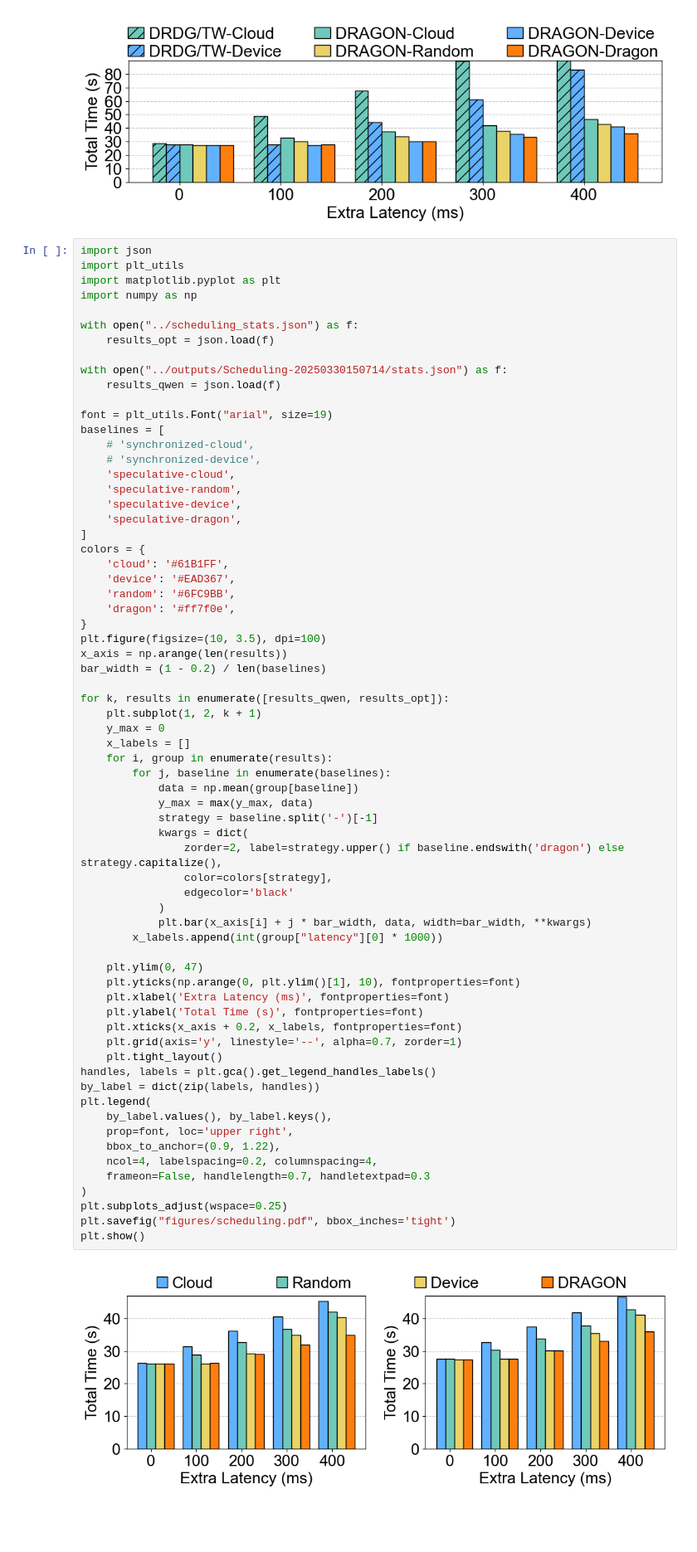
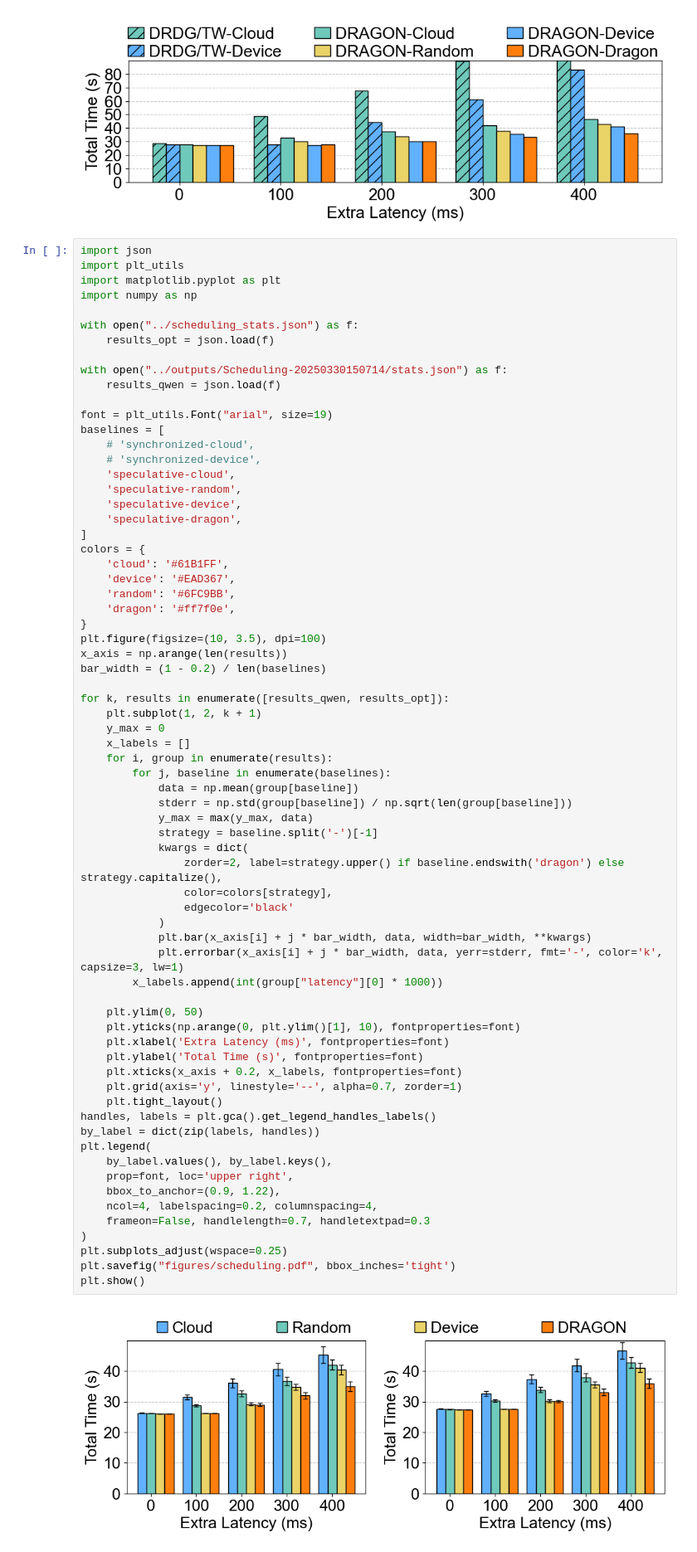
Before and after one commit to ThomasAtlantis/DRAGON, a Jupyter notebook: result_analysis/scheduling.ipynb, the cells around one changed output. Shown at 83% size. Drawn from its saved outputs; the diff is of its cells as text; blank space fills up the shorter version.

```diff
--- a/result_analysis/scheduling.ipynb
+++ b/result_analysis/scheduling.ipynb
@@ -102,34 +102,36 @@ for k, results in enumerate([results_qwen, results_opt]):
     for i, group in enumerate(results):
         for j, baseline in enumerate(baselines):
             data = np.mean(group[baseline])
+            stderr = np.std(group[baseline]) / np.sqrt(len(group[baseline]))
             y_max = max(y_max, data)
             strategy = baseline.split('-')[-1]
             kwargs = dict(
                 zorder=2, label=strategy.upper() if baseline.endswith('dragon') else strategy.capitalize(),
                 color=colors[strategy],
                 edgecolor='black'
             )
             plt.bar(x_axis[i] + j * bar_width, data, width=bar_width, **kwargs)
+            plt.errorbar(x_axis[i] + j * bar_width, data, yerr=stderr, fmt='-', color='k', capsize=3, lw=1)
         x_labels.append(int(group["latency"][0] * 1000))
 
-    plt.ylim(0, 47)
+    plt.ylim(0, 50)
     plt.yticks(np.arange(0, plt.ylim()[1], 10), fontproperties=font)
     plt.xlabel('Extra Latency (ms)', fontproperties=font)
     plt.ylabel('Total Time (s)', fontproperties=font)
     plt.xticks(x_axis + 0.2, x_labels, fontproperties=font)
     plt.grid(axis='y', linestyle='--', alpha=0.7, zorder=1)
     plt.tight_layout()
 handles, labels = plt.gca().get_legend_handles_labels()
 by_label = dict(zip(labels, handles))
 plt.legend(
     by_label.values(), by_label.keys(),
     prop=font, loc='upper right',
     bbox_to_anchor=(0.9, 1.22),
     ncol=4, labelspacing=0.2, columnspacing=4,
     frameon=False, handlelength=0.7, handletextpad=0.3
 )
 plt.subplots_adjust(wspace=0.25)
 plt.savefig("figures/scheduling.pdf", bbox_inches='tight')
 plt.show()
 # %% [output]
-[figure, old version]
+[figure, new version]
```
Also changed, not shown: 27 other files.
